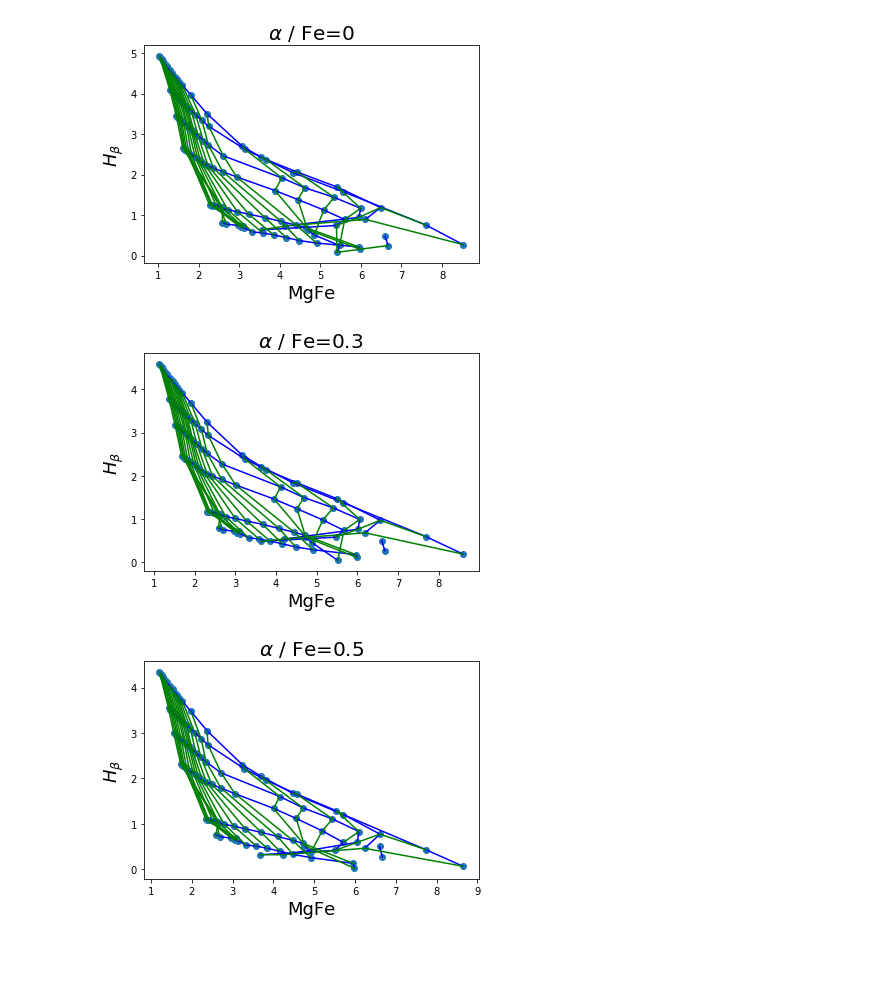
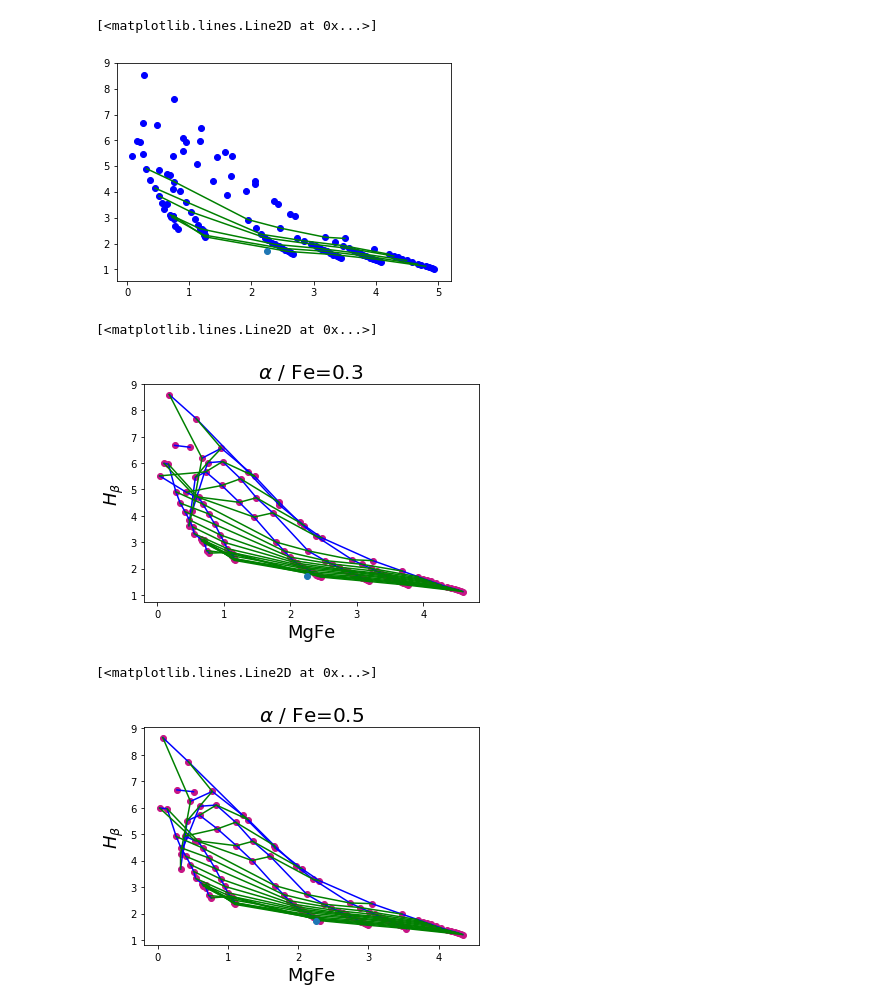
Before and after one commit to iabril020/OSP, a Jupyter notebook: grid(alphaFe).ipynb, the cells around one changed output. Cells and saved outputs as stored; diff of their text form; code cells hidden in the pictures; blank space fills up the shorter version.

```diff
--- a/grid(alphaFe).ipynb
+++ b/grid(alphaFe).ipynb
@@ -7,12 +8,14 @@ import math
 %matplotlib inline
 alpha0_table=np.loadtxt('alpha0')
 # %%
+#Selection of the predicted indixes of the model
 hb=alpha0_table[:,15]
 Mgb=alpha0_table[:,19]
 Fe5270=alpha0_table[:,20]
 Fe5335=alpha0_table[:,21]
+#definition  of new "index"
 def MgFe(Mgb,  Fe5270, Fe5335):
-    MgFe=(Mgb*(0.72*Fe5270+0.28*Fe5335))**0.5
+    MgFe=np.sqrt(Mgb*(0.72*Fe5270+0.28*Fe5335))
     return MgFe
 y=MgFe(Mgb, Fe5270, Fe5335)
 #python shows sqrt(negative number)???
@@ -19,57 +51,77 @@ y=MgFe(Mgb, Fe5270, Fe5335)
 # %%
-plt.scatter(hb,y)
-plt.xlabel('MgFe',fontsize=18)
-plt.ylabel(r'$H_{\beta}$',fontsize=18)
-plt.title(r'${\alpha}$ / Fe=0',fontsize=20)
-ZH12=alpha0_table[:,1]
-Year12=alpha0_table[:,0]
-for value in np.unique(ZH12):
-    mask=ZH12==value
-    plt.plot(hb[mask],y[mask],color='blue')
-for value in np.unique(Year12):
-    mask=Year12==value
-    plt.plot(hb[mask],y[mask],color='green')
+#age-[Z/H] model  grid  from the TMB  model at [alpha/Fe]=0
+#plt.scatter(y,hb,color='mediumvioletred')
+#plt.xlabel('MgFe',fontsize=18)
+#plt.ylabel(r'$H_{\beta}$',fontsize=18)
+#plt.title(r'${\alpha}$ / Fe=0',fontsize=20)
+#plot lines representing constant metallicity and age
+ZH00=alpha0_table[:,1]
+Year00=alpha0_table[:,0]
+metalicity=[-2.25,-1.35,-0.33,0.35,0.0,0.67]
+year=[2,4,5,8,10,12]
+for value in metalicity:
+    mask=ZH00==value
+    plt.scatter(y[mask],hb[mask],color='blue')
+for value in year:
+    mask=Year00==value
+    plt.plot(y[mask],hb[mask],color='green')
+
+
+plt.plot(2.250892554511577,1.7108503714616412 ,'o')
 # %% [output]
+[<matplotlib.lines.Line2D at 0x...>]
-[figure, old version]
+[figure, new version]
 # %%
+#age-[Z/H] model  grid  from the TMB  model at [alpha/Fe]=0.3
 alpha03_table=np.loadtxt('alpha0.3')
 hb_03=alpha03_table[:,15]
 Mgb_03=alpha03_table[:,19]
 Fe5270_03=alpha03_table[:,20]
 Fe5335_03=alpha03_table[:,21]
 mf_03=MgFe(Mgb, Fe5270_03, Fe5335_03)
-plt.scatter(hb_03,mf_03)
+plt.scatter(mf_03,hb_03,color="mediumvioletred")
 plt.xlabel('MgFe',fontsize=18)
 plt.ylabel(r'$H_{\beta}$',fontsize=18)
 plt.title(r'${\alpha}$ / Fe=0.3',fontsize=20)
+
+#plot lines representing constant metallicity and age
 ZH03=alpha03_table[:,1]
 Year03=alpha03_table[:,0]
 for value in np.unique(ZH03):
     mask=ZH03==value
-    plt.plot(hb_03[mask],mf_03[mask],color='blue')
+    plt.plot(mf_03[mask],hb_03[mask],color='blue')
 for value in np.unique(Year03):
     mask=Year03==value
-    plt.plot(hb_03[mask],mf_03[mask],color='green')
+    plt.plot(mf_03[mask],hb_03[mask],color='green')
+#final values from scale.py of VCC1407_M21
+plt.plot(2.250892554511577,1.7108503714616412 ,'o')
 # %% [output]
+[<matplotlib.lines.Line2D at 0x...>]
-[figure, old version]
+[figure, new version]
 # %%
+#age-[Z/H] model  grid  from the TMB  model at [alpha/Fe]=0.5
 alpha05_table=np.loadtxt('alpha0.5')
 hb_05=alpha05_table[:,15]
 Mgb_05=alpha05_table[:,19]
 Fe5270_05=alpha05_table[:,20]
 Fe5335_05=alpha05_table[:,21]
 mf_05=MgFe(Mgb, Fe5270_05, Fe5335_05)
-plt.scatter(hb_05,mf_05)
+plt.scatter(mf_05,hb_05,color='mediumvioletred')
 plt.xlabel('MgFe',fontsize=18)
 plt.ylabel(r'$H_{\beta}$',fontsize=18)
 plt.title(r'${\alpha}$ / Fe=0.5',fontsize=20)
+#plot lines representing constant metallicity and age
 ZH05=alpha05_table[:,1]
 Year05=alpha05_table[:,0]
 for value in np.unique(ZH05):
     mask=ZH05==value
-    plt.plot(hb_05[mask],mf_05[mask],color='blue')
+    plt.plot(mf_05[mask],hb_05[mask],color='blue')
 for value in np.unique(Year05):
     mask=Year05==value
-    plt.plot(hb_05[mask],mf_05[mask],color='green')
+    plt.plot(mf_05[mask],hb_05[mask],color='green')
+
+#final values from scale.py of VCC1407_M21
+plt.plot(2.250892554511577,1.7108503714616412 ,'o')
 # %% [output]
+[<matplotlib.lines.Line2D at 0x...>]
-[figure, old version]
+[figure, new version]
```
Also changed, not shown: parts of 2 cells of this notebook, 1 other file.
